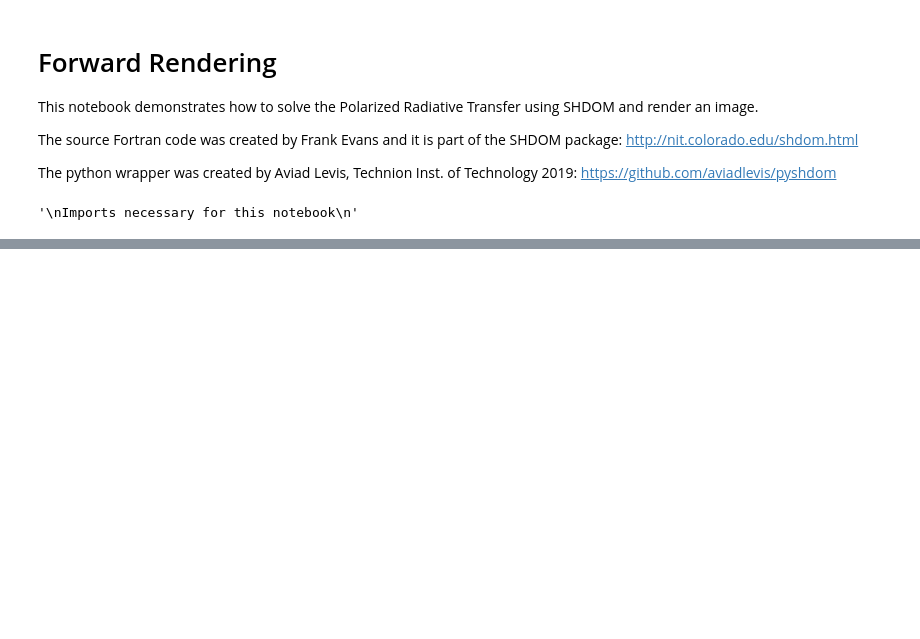
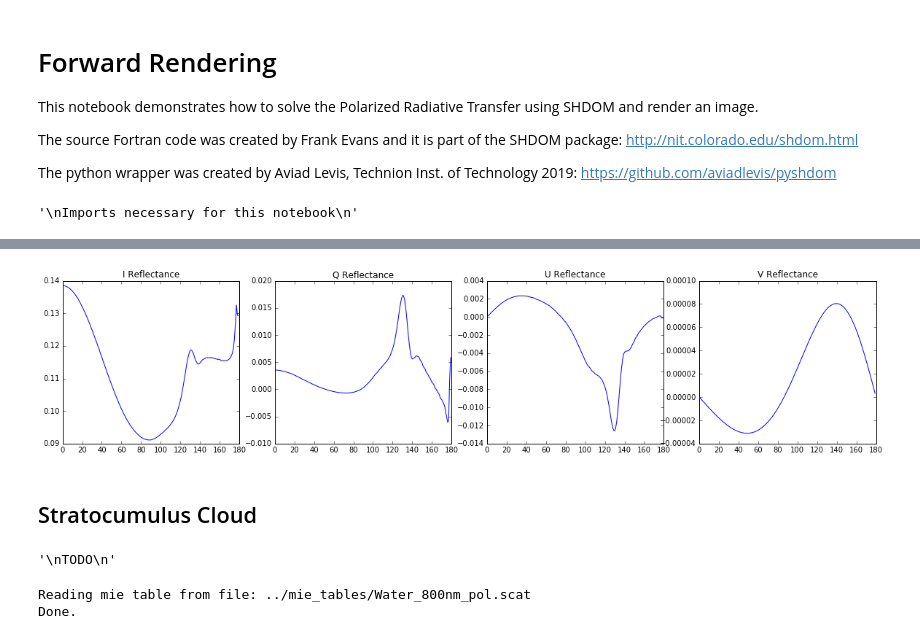
Before and after one commit to CloudTomography/AT3D, a Jupyter notebook: notebooks/Forward Rendering Polarized.ipynb, the cells around one changed output, grey strips where cells are left out. Drawn from its saved outputs; the diff is of its cells as text; code cells hidden in the pictures; blank space fills up the shorter version.

```diff
--- a/notebooks/Forward Rendering Polarized.ipynb
+++ b/notebooks/Forward Rendering Polarized.ipynb
@@ -87,0 +198,63 @@ rte_solver.solve(maxiter=100)
+# %%
+"""
+Measure the reflected stokes vector along the solar almucantar plane.
+Plot the reflectance I, Q, U, V components (Fig. 4 of  https://arxiv.org/pdf/1901.01813.pdf)
+
+Note:
+The azimuth of the plots has a 180deg difference
+"""
+sensor = shdom.AlmucantarSensorPolarized(wavelength=0.8, source=source, x=0.5, y=0.5, z=1.0, resolution=1.0)
+stokes = sensor.render(rte_solver)[0]
+azimuth = sensor.azimuth-180
+
+%matplotlib inline
+f, axes = plt.subplots(1, 4, figsize=(20, 4));
+axes[0].plot(azimuth, stokes[0,:])
+axes[0].set_title('I Reflectance');
+axes[1].plot(azimuth, stokes[1,:])
+axes[1].set_title('Q Reflectance');
+axes[2].plot(azimuth, stokes[2,:])
+axes[2].set_title('U Reflectance');
+axes[3].plot(azimuth, stokes[3,:])
+axes[3].set_title('V Reflectance');
+# %% [output]
+[figure, added]
+# %% [markdown]
+## Stratocumulus Cloud
+# %%
+"""
+TODO
+"""
+
+# Mie scattering for water droplets
+mie = shdom.MiePolarized()
+mie.read_table(file_path='../mie_tables/Water_800nm_pol.scat')
+
+
+# Generate a Microphysical medium
+csv_path = '../synthetic_cloud_fields/shdom/les_stcu.txt'
+microphysics = shdom.MicrophysicalMedium()
+microphysics.load_from_csv(csv_path)
+
+# Rayleigh scattering for air molecules
+temperatures = np.array([280.0, 283.64, 283.41, 283.17, 282.94, 282.72, 282.50, 282.29, 282.11,
+                         281.95, 281.82, 281.69, 281.58, 281.50, 281.71, 283.87, 286.190])
+temp_grid = shdom.Grid(z=microphysics.grid.z)
+temperature_profile = shdom.GridData(temp_grid, temperatures)
+rayleigh = shdom.RayleighPolarized(wavelength=0.8)
+rayleigh.init_temperature_profile(temperature_profile)
+
+cloud = shdom.Medium()
+air = shdom.AmbientMedium()
+
+extinction_c, albedo_c, phase_c = mie.interpolate_scattering_field(microphysics.lwc, microphysics.reff, phase_type='Tabulated')
+extinction_a, albedo_a, phase_a = rayleigh.get_scattering_field(temp_grid, phase_type='Tabulated')
+
+cloud.set_optical_properties(extinction_c, albedo_c, phase_c)
+air.set_optical_properties(extinction_a, albedo_a, phase_a)
+
+atmosphere = cloud + air
+# %% [output]
+'\nTODO\n'
+Reading mie table from file: ../mie_tables/Water_800nm_pol.scat
+Done.
```
Also changed, not shown: parts of 21 cells of this notebook, 14 other files.
